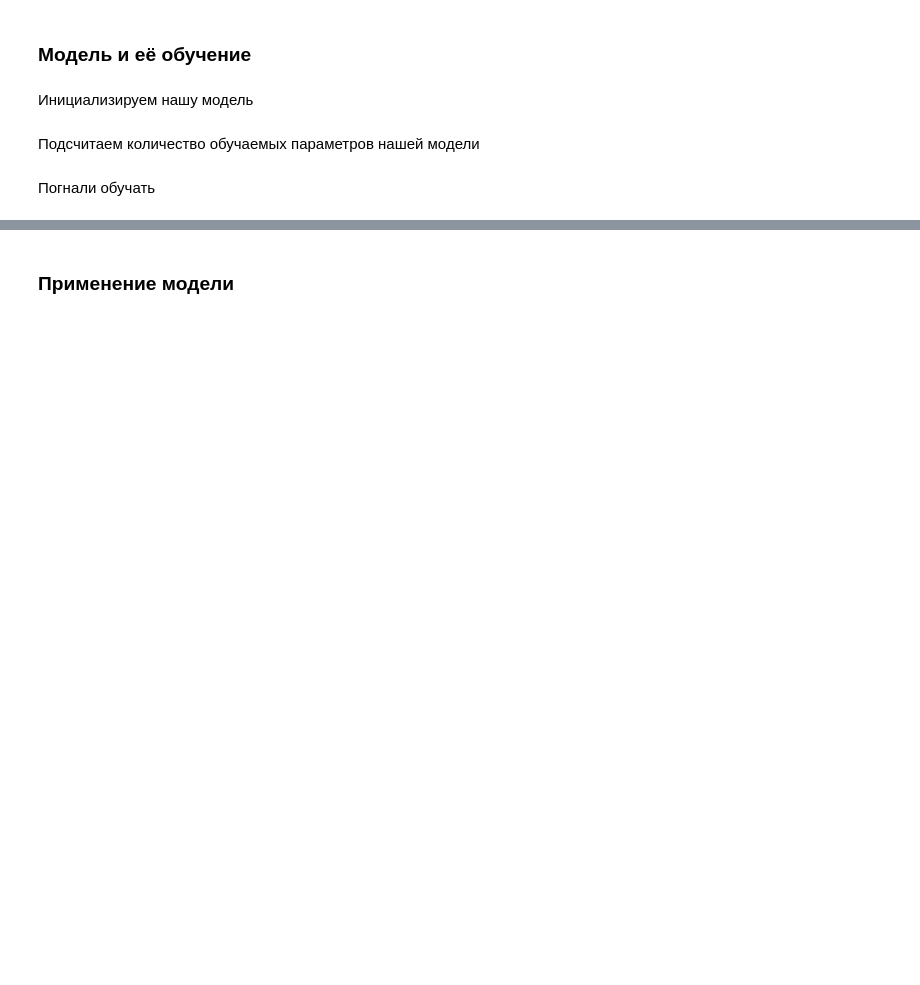
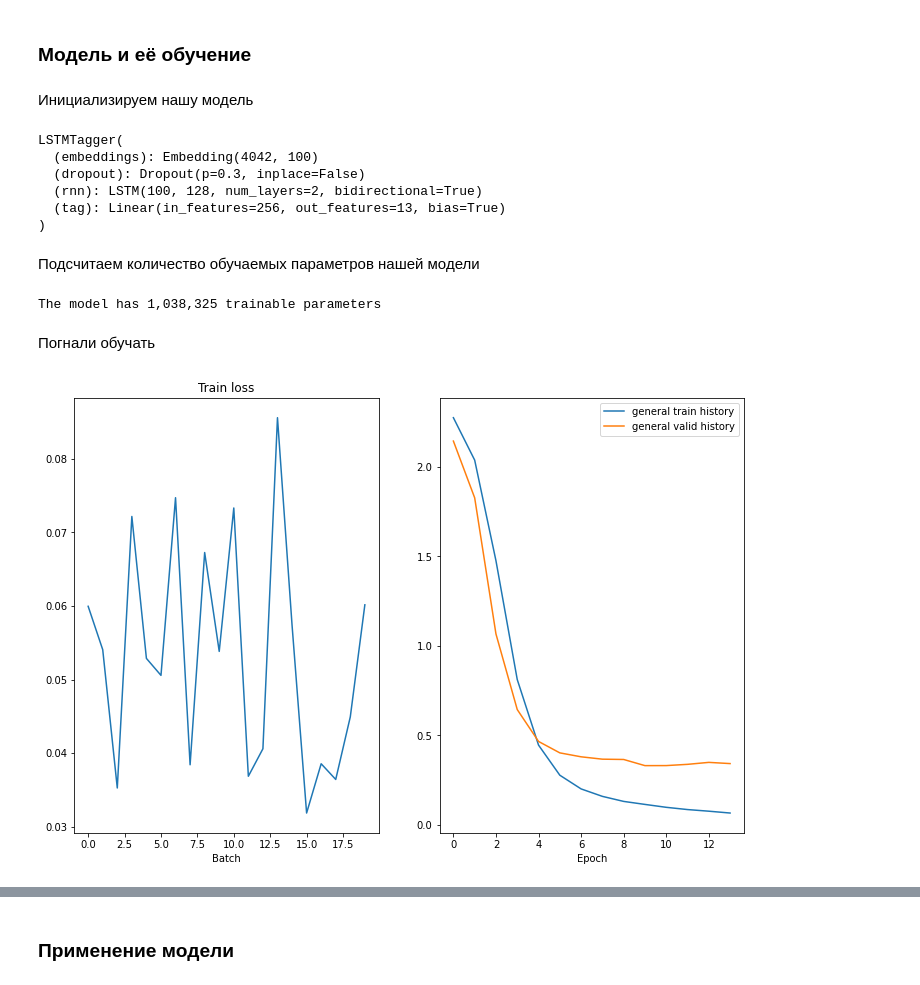
Before and after one commit to imvladikon/deep_learning_school, a Jupyter notebook: semester_2/4_part_of_speech/hw_language_model.ipynb, the cells around one changed output, grey strips where cells are left out. Cells and saved outputs as stored; diff of their text form; code cells hidden in the pictures; blank space fills up the shorter version.

```diff
--- a/semester_2/4_part_of_speech/hw_language_model.ipynb
+++ b/semester_2/4_part_of_speech/hw_language_model.ipynb
@@ -307,4 +414,4 @@ accuracy_score(my_model, test_sents)
 Вы можете испоьзовать DefaultTagger(метод tag для предсказания частей речи предложения)
 # %%
 from nltk.tag import DefaultTagger
-default_tagger = DefaultTagger('''your code''')
+default_tagger = DefaultTagger("NOUN")
@@ -344,17 +468,21 @@ print(pos_data[0])
 # %% [markdown]
 До этого мы писали много кода сами, теперь пора эксплуатировать pytorch
 # %%
-from torchtext.data import Field, BucketIterator
 import torchtext
+try:
+  from torchtext.data import Field, BucketIterator, Example, Dataset
+except:
+  from torchtext.legacy.data import Field, BucketIterator, Example, Dataset
+
 
 # наши поля
 WORD = Field(lower=True)
-TAG = Field(unk_token=None) # все токены нам извсетны
+TAG = Field(unk_token=None) # все токены нам известны
 
 # создаем примеры
 examples = []
 for words, tags in pos_data:
-    examples.append(torchtext.data.Example.fromlist([list(words), list(tags)], fields=[('words', WORD), ('tags', TAG)]))
+    examples.append(Example.fromlist([list(words), list(tags)], fields=[('words', WORD), ('tags', TAG)]))
 # %% [markdown]
 Вот один наш пример:
 # %%
@@ -363,7 +493,7 @@ print(vars(examples[0]))
 Теперь формируем наш датасет
 # %%
 # кладем примеры в наш датасет
-dataset = torchtext.data.Dataset('''your code''', fields=[('words', WORD), ('tags', TAG)])
+dataset = Dataset(examples, fields=[('words', WORD), ('tags', TAG)])
 
 train_data, valid_data, test_data = dataset.split(split_ratio=[0.8, 0.1, 0.1])
 
@@ -430,36 +577,36 @@ class LSTMTagger(nn.Module):
         super().__init__()
 
 
-        self.embeddings = '''your code'''
-        self.dropout = '''your code'''
+        self.embeddings = nn.Embedding(input_dim, emb_dim)
+        self.dropout = nn.Dropout(p=dropout)
 
-        self.rnn = '''your code'''
+        self.rnn = nn.LSTM(emb_dim, hid_dim, num_layers=2, bidirectional=bidirectional)
         # если bidirectional, то предсказываем на основе конкатенации двух hidden
         self.tag = nn.Linear((1 + bidirectional) * hid_dim, output_dim)
+
 
     def forward(self, sent):
 
         #sent = [sent len, batch size]
 
         # не забываем применить dropout к embedding
-        embedded = '''your code'''
+        embedded = self.dropout(self.embeddings(sent))
 
-        output, _ = '''your code'''
+        output, _ = self.rnn(embedded)
         #output = [sent len, batch size, hid dim * n directions]
 
-        prediction = '''your code'''
+        prediction = self.tag(output)
 
         return prediction
 
 # параметры модели
-INPUT_DIM = '''your code'''
-OUTPUT_DIM = '''your code'''
-EMB_DIM = '''your code'''
-HID_DIM = '''your code'''
-DROPOUT = '''your code'''
-BIDIRECTIONAL = '''your code'''
-
-model = LSTMTagger('''your code''').to(device)
+INPUT_DIM = len(WORD.vocab)
+OUTPUT_DIM = len(TAG.vocab)
+EMB_DIM = 100
+HID_DIM = 128
+DROPOUT = 0.3
+BIDIRECTIONAL = True
+model = LSTMTagger(INPUT_DIM, EMB_DIM, HID_DIM, OUTPUT_DIM, DROPOUT, BIDIRECTIONAL).to(device)
 
 # инициализируем веса
 def init_weights(m):
@@ -467,13 +614,22 @@ def init_weights(m):
         nn.init.uniform_(param, -0.08, 0.08)
 
 model.apply(init_weights)
+# %% [output]
+LSTMTagger(
+  (embeddings): Embedding(4042, 100)
+  (dropout): Dropout(p=0.3, inplace=False)
+  (rnn): LSTM(100, 128, num_layers=2, bidirectional=True)
+  (tag): Linear(in_features=256, out_features=13, bias=True)
+)
 # %% [markdown]
 Подсчитаем количество обучаемых параметров нашей модели
 # %%
 def count_parameters(model):
-    return '''your code'''
+    return sum(param.numel() for param in model.parameters() if param.requires_grad)
 
 print(f'The model has {count_parameters(model):,} trainable parameters')
+# %% [output]
+The model has 1,038,325 trainable parameters
 # %% [markdown]
 Погнали обучать
 # %%
@@ -488,22 +644,22 @@ def train(model, iterator, optimizer, criterion, clip, train_history=None, valid
     history = []
     for i, batch in enumerate(iterator):
 
-       '''your code'''
+        words, tags = batch.words, batch.tags
 
         optimizer.zero_grad()
 
-        output = model('''your code''')
+        output = model(words)
 
         #tags = [sent len, batch size]
         #output = [sent len, batch size, output dim]
 
-        output = '''your code'''
+        output = output.view(-1, output.shape[-1])
         tags = tags.view(-1)
 
         #tags = [sent len * batch size]
         #output = [sent len * batch size, output dim]
 
-        loss = criterion('''your code''')
+        loss = criterion(output, tags)
 
         loss.backward()
 
@@ -546,20 +702,20 @@ def evaluate(model, iterator, criterion):
 
         for i, batch in enumerate(iterator):
 
-            '''your code'''
+            words, tags = batch.words, batch.tags
 
-            output = model('''your code''')
+            output = model(words)
 
             #tags = [sent len, batch size]
             #output = [sent len, batch size, output dim]
 
-            output = '''your code'''
+            output = output.view(-1, output.shape[-1])
             tags = tags.view(-1)
 
             #tags = [sent len * batch size]
             #output = [sent len * batch size, output dim]
 
-            loss = criterion('''your code''')
+            loss = criterion(output, tags)
 
             epoch_loss += loss.item()
 
@@ -578,32 +734,34 @@ matplotlib.rcParams.update({'figure.figsize': (16, 12), 'font.size': 14})
 import matplotlib.pyplot as plt
 %matplotlib inline
 from IPython.display import clear_output
 
 train_history = []
 valid_history = []
 
-N_EPOCHS = '''your code'''
-CLIP = '''your code'''
+N_EPOCHS = 15
+CLIP = 1
 
 best_valid_loss = float('inf')
 
 for epoch in range(N_EPOCHS):
 
     start_time = time.time()
 
     train_loss = train(model, train_iterator, optimizer, criterion, CLIP, train_history, valid_history)
     valid_loss = evaluate(model, valid_iterator, criterion)
 
     end_time = time.time()
 
     epoch_mins, epoch_secs = epoch_time(start_time, end_time)
 
     if valid_loss < best_valid_loss:
         best_valid_loss = valid_loss
         torch.save(model.state_dict(), 'best-val-model.pt')
 
     train_history.append(train_loss)
     valid_history.append(valid_loss)
     print(f'Epoch: {epoch+1:02} | Time: {epoch_mins}m {epoch_secs}s')
     print(f'\tTrain Loss: {train_loss:.3f} | Train PPL: {math.exp(train_loss):7.3f}')
     print(f'\t Val. Loss: {valid_loss:.3f} |  Val. PPL: {math.exp(valid_loss):7.3f}')
+# %% [output]
+[figure, added]
```
Also changed, not shown: parts of 47 cells of this notebook, 1 other file.
